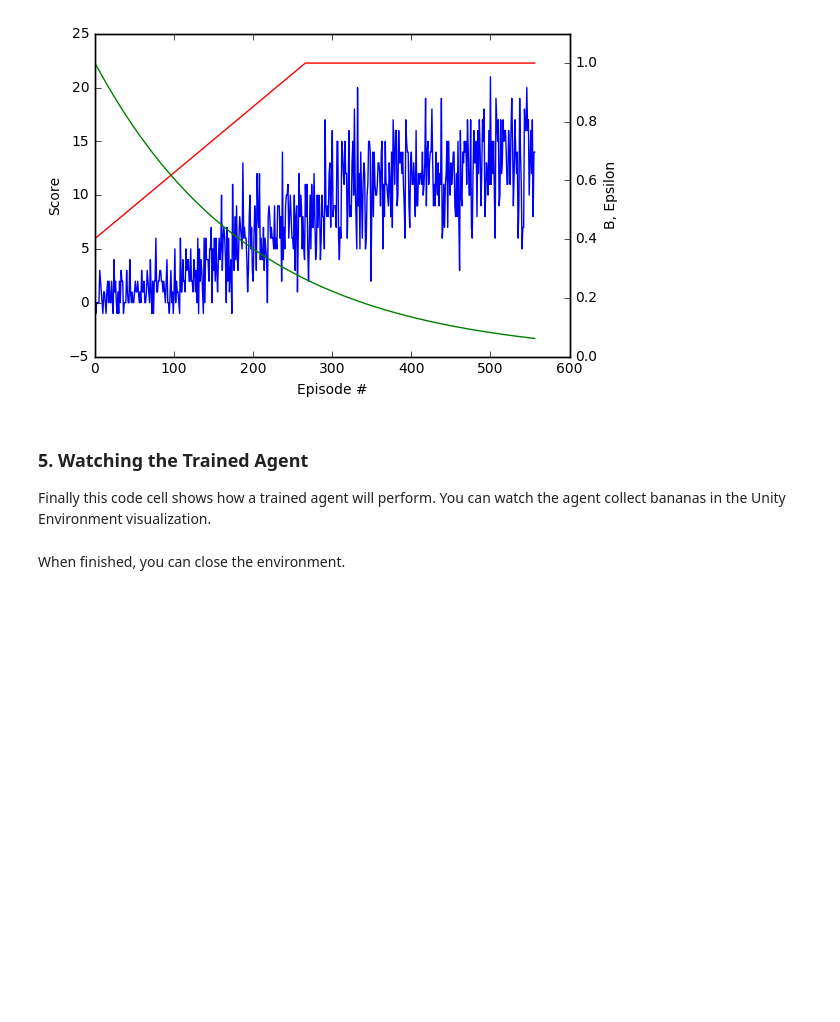
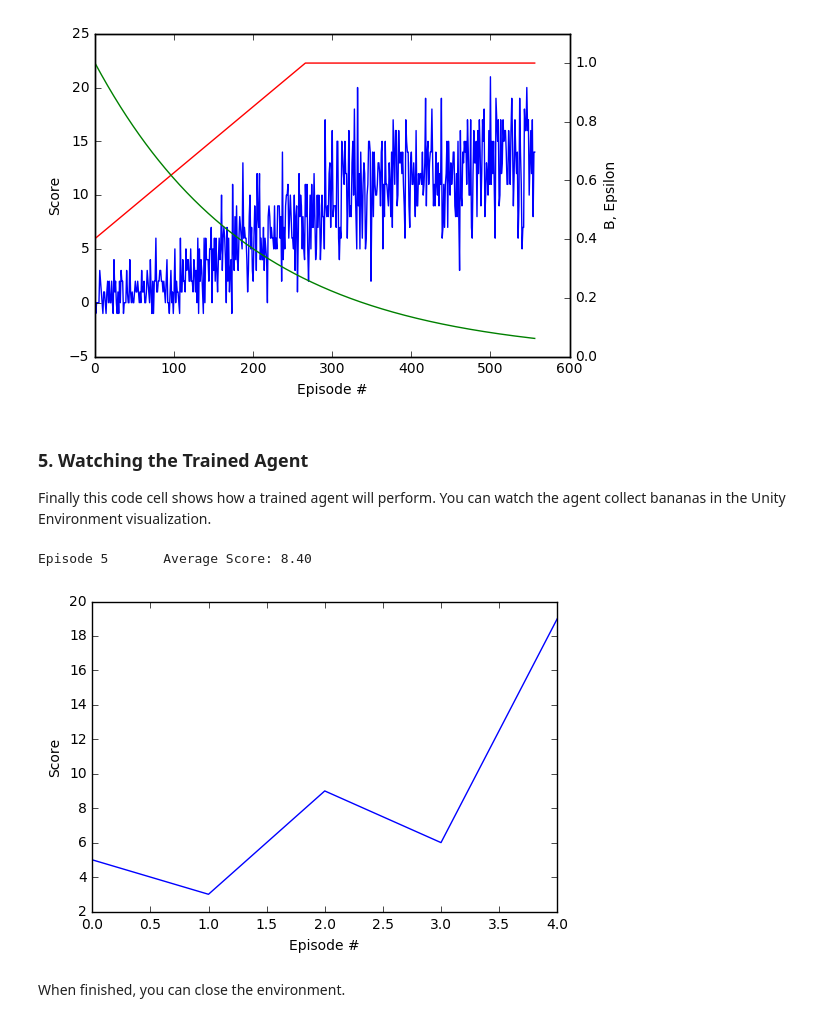
Before and after one commit to jgaston93/DRLND_P1_Navigation, a Jupyter notebook: Navigation.ipynb, the cells around one changed output. Drawn from its saved outputs; the diff is of its cells as text; code cells hidden in the pictures; blank space fills up the shorter version.

```diff
--- a/Navigation.ipynb
+++ b/Navigation.ipynb
@@ -188,34 +188,38 @@ agent = Agent(state_size=state_size, action_size=action_size, seed=0,
               double_dqn=True, dueling_network=True, priority_replay=True)
 agent.qnetwork_local.load_state_dict(torch.load('checkpoint.pth'))
 n_episodes = 5
 test_scores = []
 test_scores_window = deque(maxlen=100)
+eps_test = 1e-5
 for i_episode in range(1, n_episodes+1):
     env_info = env.reset(train_mode=False)[brain_name] # reset the environment
     state = env_info.vector_observations[0]            # get the current state
     score = 0                                          # initialize the score
     while True:
-        action = agent.act(state)                      # select an action
+        action = agent.act(state,eps_test)             # select an action
         env_info = env.step(action)[brain_name]        # send the action to the environment
         next_state = env_info.vector_observations[0]   # get the next state
         reward = env_info.rewards[0]                   # get the reward
         done = env_info.local_done[0]                  # see if episode has finished
         score += reward                                # update the score
         state = next_state                             # roll over the state to next time step
         if done:                                       # exit loop if episode finished
             break
     test_scores_window.append(score)
     test_scores.append(score)
     print('\rEpisode {}\tAverage Score: {:.2f}'.format(i_episode, np.mean(test_scores_window)), end="")
     if i_episode % 100 == 0:
         print('\rEpisode {}\tAverage Score: {:.2f}'.format(i_episode, np.mean(test_scores_window)))
 # plot the scores
 fig = plt.figure()
 ax = fig.add_subplot(111)
 plt.plot(np.arange(len(test_scores)), test_scores)
 plt.ylabel('Score')
 plt.xlabel('Episode #')
 plt.show()
+# %% [output]
+Episode 5       Average Score: 8.40
+[figure, added]
 # %% [markdown]
 When finished, you can close the environment.
 # %%
```
Also changed, not shown: 1 other file.
